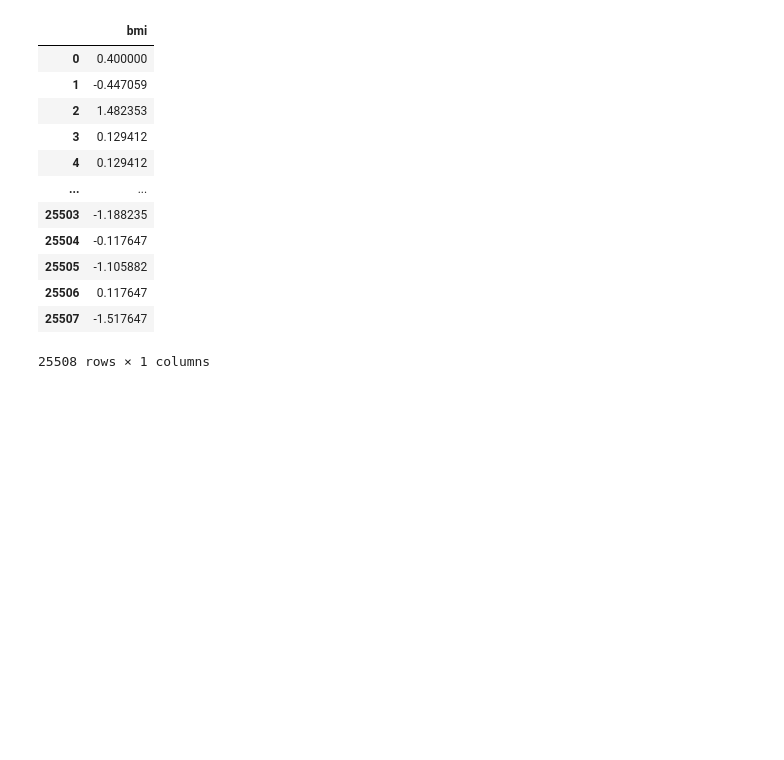
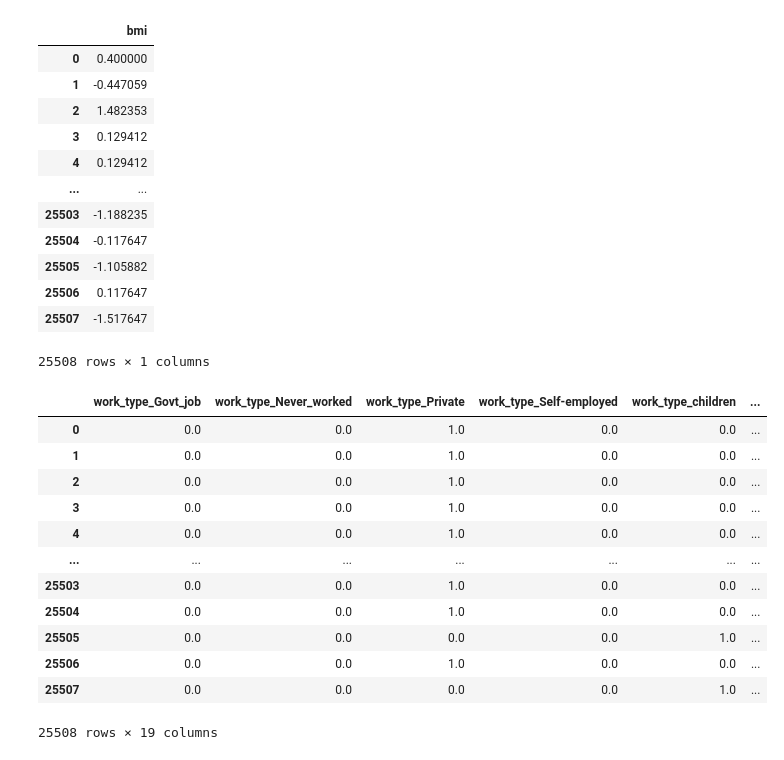
Before and after one commit to MajorCode869/Data_Science_Learning, a Jupyter notebook: playground-stroke-detection.ipynb, the cells around one changed output. Cells and saved outputs as stored; diff of their text form; code cells hidden in the pictures; blank space fills up the shorter version.

```diff
--- a/playground-stroke-detection.ipynb
+++ b/playground-stroke-detection.ipynb
@@ -388,3 +388,5 @@ dumm8
 | 25506 | 0.117647 |
 | 25507 | -1.517647 |
 25508 rows × 1 columns
+# %%
+df_new=pd.concat([dumm1,dumm2,dumm3,dumm4,dumm5,dumm6,dumm7,dumm8],axis=1)
@@ -390,0 +395,16 @@ dumm8
+# %%
+df_new
+# %% [output]
+|  | work_type_Govt_job | work_type_Never_worked | work_type_Private | work_type_Self-employed | work_type_children | ... |
+| 0 | 0.0 | 0.0 | 1.0 | 0.0 | 0.0 | ... |
+| 1 | 0.0 | 0.0 | 1.0 | 0.0 | 0.0 | ... |
+| 2 | 0.0 | 0.0 | 1.0 | 0.0 | 0.0 | ... |
+| 3 | 0.0 | 0.0 | 1.0 | 0.0 | 0.0 | ... |
+| 4 | 0.0 | 0.0 | 1.0 | 0.0 | 0.0 | ... |
+| ... | ... | ... | ... | ... | ... | ... |
+| 25503 | 0.0 | 0.0 | 1.0 | 0.0 | 0.0 | ... |
+| 25504 | 0.0 | 0.0 | 1.0 | 0.0 | 0.0 | ... |
+| 25505 | 0.0 | 0.0 | 0.0 | 0.0 | 1.0 | ... |
+| 25506 | 0.0 | 0.0 | 1.0 | 0.0 | 0.0 | ... |
+| 25507 | 0.0 | 0.0 | 0.0 | 0.0 | 1.0 | ... |
+25508 rows × 19 columns
```
Also changed, not shown: parts of 16 cells of this notebook.
